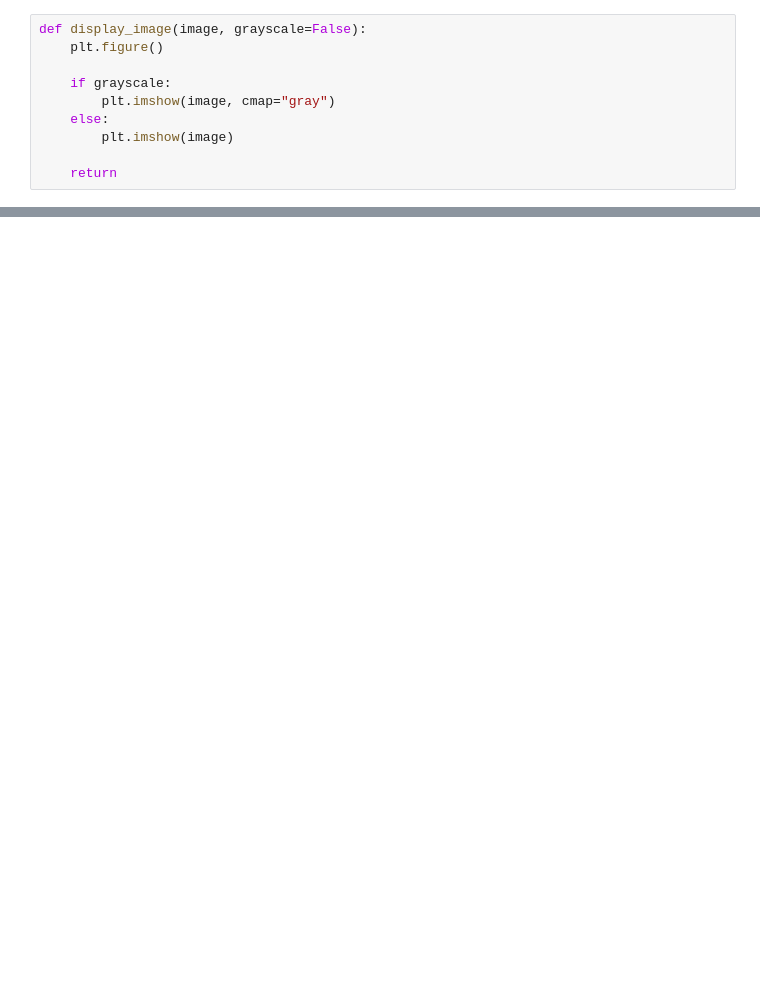
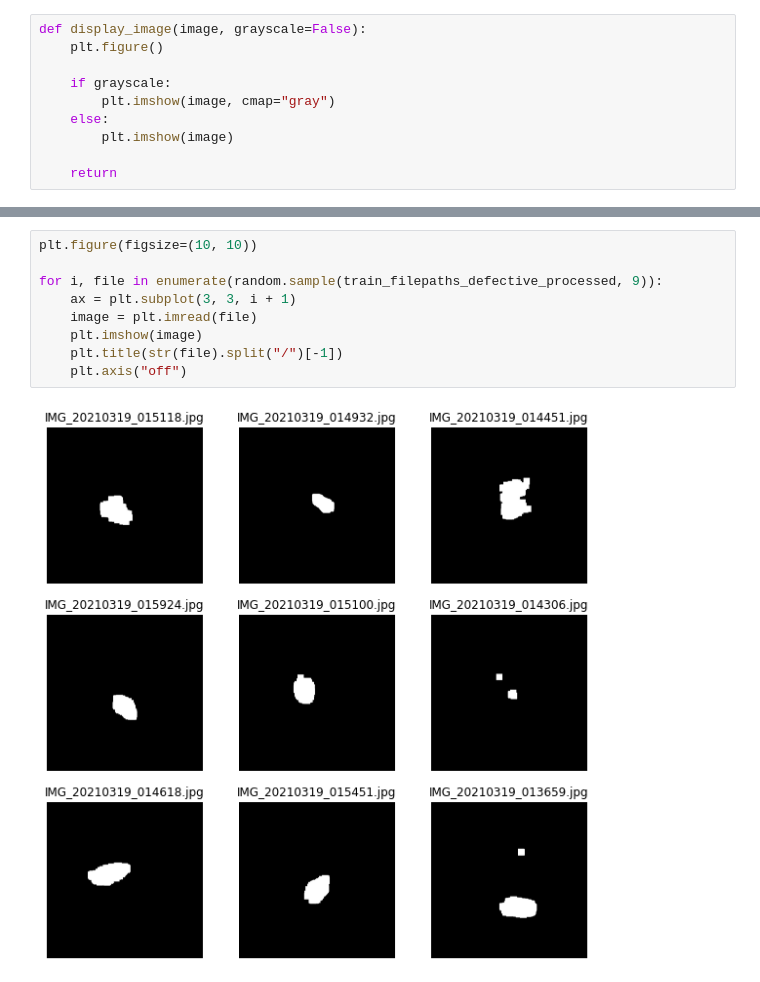
Before and after one commit to allihaider/PepsiCo-Potato-Chip-Quality-Control, a Jupyter notebook: notebooks/exploratory-analysis.ipynb, the cells around one changed output, grey strips where cells are left out. Drawn from its saved outputs; the diff is of its cells as text; blank space fills up the shorter version.

```diff
--- a/notebooks/exploratory-analysis.ipynb
+++ b/notebooks/exploratory-analysis.ipynb
@@ -40,3 +40,14 @@ for i, file in enumerate(random.sample(train_filepaths_defective, 9)):
+# %%
+plt.figure(figsize=(10, 10))
+
+for i, file in enumerate(random.sample(train_filepaths_defective_processed, 9)):
+    ax = plt.subplot(3, 3, i + 1)
+    image = plt.imread(file)
+    plt.imshow(image)
+    plt.title(str(file).split("/")[-1])
+    plt.axis("off")
+# %% [output]
+[figure, added]
 # %%
 plt.figure(figsize=(10, 10))
 
```
Also changed, not shown: parts of 6 cells of this notebook.
